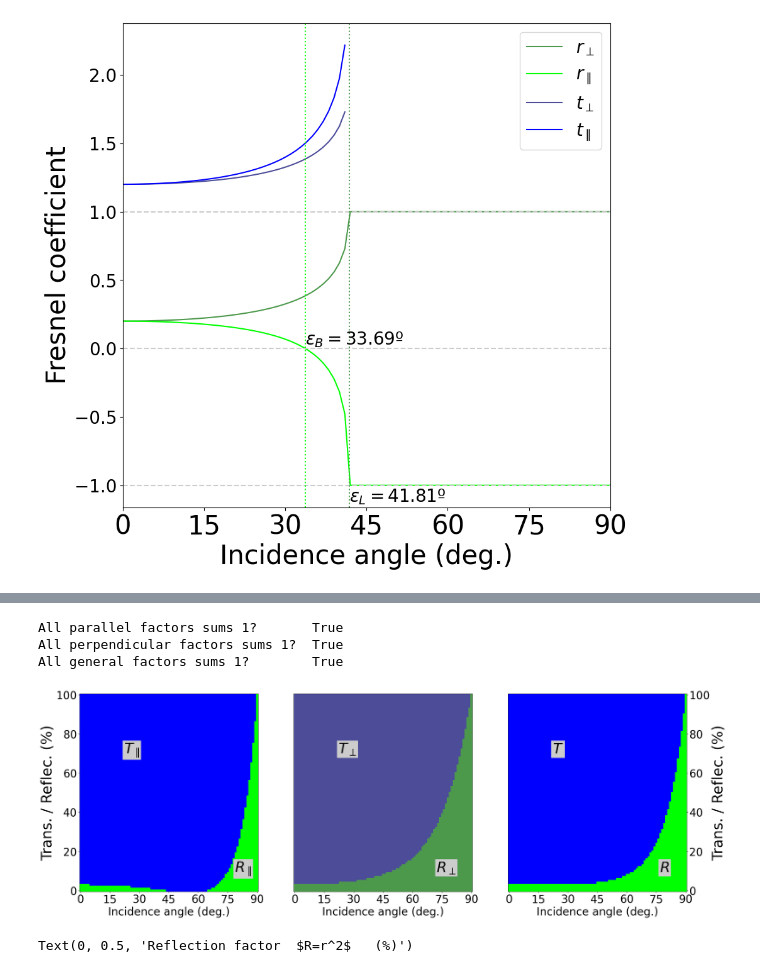
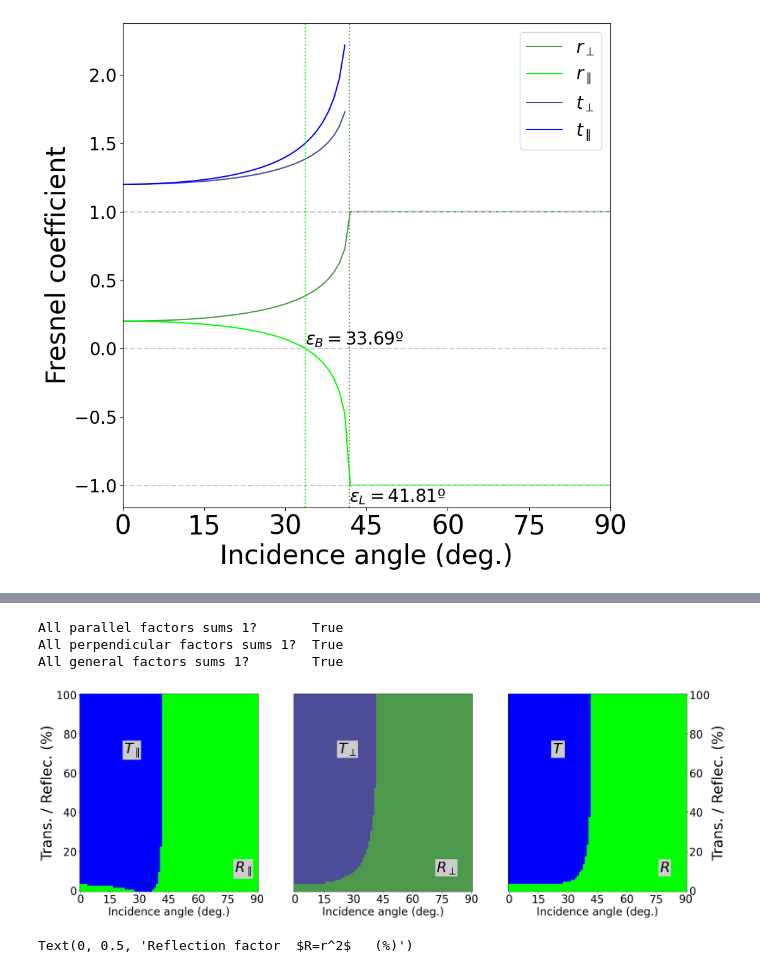
Before and after one commit to opticaUB/Material_Classe, a Jupyter notebook: 23_FresnelCoefFactors.ipynb, the cells around one changed output, grey strips where cells are left out. Saved outputs shown, nothing was run; the diff lists cells and outputs as text; code cells hidden in the pictures.

```diff
--- a/23_FresnelCoefFactors.ipynb
+++ b/23_FresnelCoefFactors.ipynb
@@ -105,9 +138,9 @@ R_s = r_s**2
 R = (R_p + R_s ) / 2
 
 # Transmission factors must have into account the geometric factor
-geo_factor = n2/n1 * np.cos(epsilon2)/np.cos(epsilon1)
-T_p = t_p**2 * geo_factor
-T_s = t_s**2 * geo_factor
+geo_factor = np.cos(epsilon2)/np.cos(epsilon1)
+T_p = t_p**2 * n2/n1 * geo_factor
+T_s = t_s**2 * n2/n1 * geo_factor
 
 # Above limit angle, no transmission
 if limit_idx:
@@ -176,34 +209,34 @@ axs[1].set_yticks([])  # no ticks for the middle plot
 axs[2].yaxis.tick_right()
 axs[2].yaxis.set_label_position("right")
 
 
 [ax.set_xlabel("Incidence angle (deg.)", size=30) for ax in axs]
 [ax.xaxis.set_tick_params(labelsize=30) for ax in axs]
 [ax.set_xticks(np.linspace(0, 90, 7)) for ax in axs]
 
 # Some labels in the plots
 axs[0].text(0.87, 0.1, r"$R_\parallel$", transform=axs[0].transAxes,
             size=40, color='black', backgroundcolor=br_gray)
 
 axs[1].text(0.80, 0.1, r"$R_\perp$", transform=axs[1].transAxes,
             size=40, color='black', backgroundcolor=br_gray)
 
 axs[2].text(0.85, 0.1, r"$R$", transform=axs[2].transAxes,
             size=40, color='black', backgroundcolor=br_gray)
 
 axs[0].text(0.25, 0.7, r"$T_\parallel$", transform=axs[0].transAxes,
             size=40, color='black', backgroundcolor=br_gray)
 
 axs[1].text(0.25, 0.7, r"$T_\perp$", transform=axs[1].transAxes,
             size=40, color='black', backgroundcolor=br_gray)
 
 axs[2].text(0.25, 0.7, r"$T$", transform=axs[2].transAxes,
             size=40, color='black', backgroundcolor=br_gray);
 # %% [output]
 All parallel factors sums 1?       True
 All perpendicular factors sums 1?  True
 All general factors sums 1?        True
-[figure, old version]
+[figure, new version]
 # %%
 plt.plot(rad2deg(epsilon1[:-20]), R[:-20]*100)
 plt.xlabel('Incidence angle   (deg.)')
```
Also changed, not shown: parts of 1 cell of this notebook, 3 other files.
